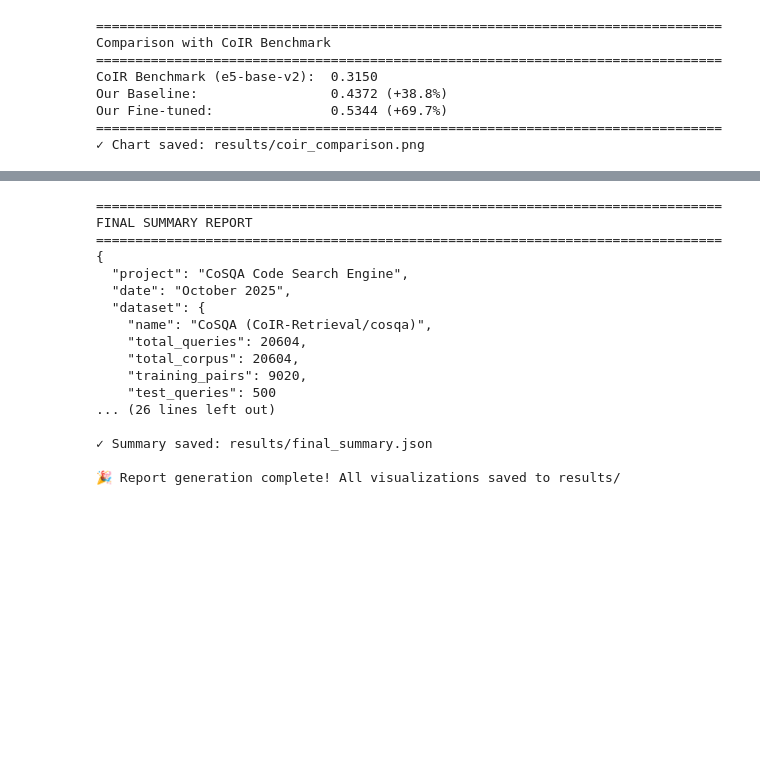
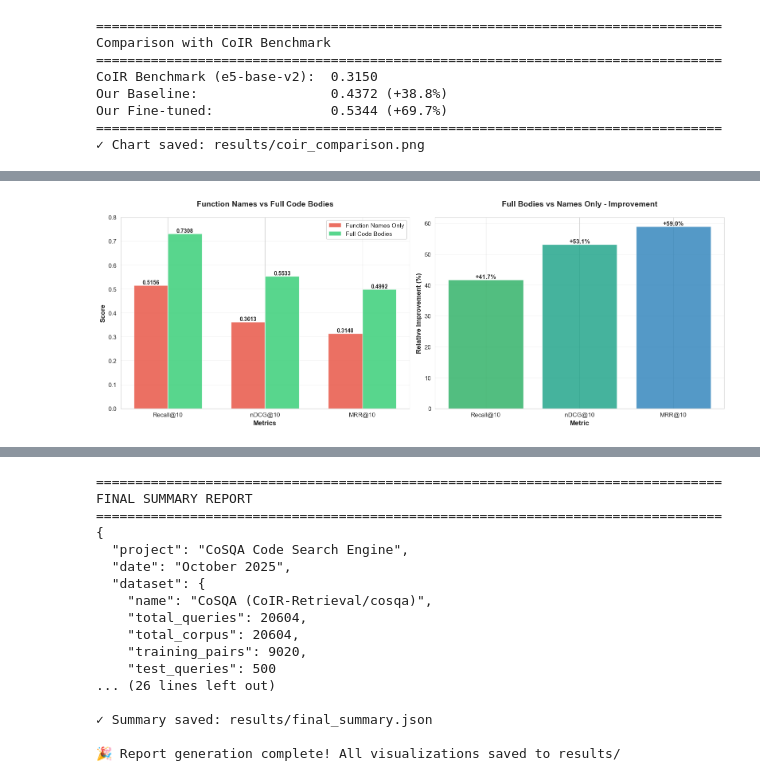
Before and after one commit to 8arry/cosqa-codesearch, a Jupyter notebook: notebooks/final_report.ipynb, the cells around one changed output, grey strips where cells are left out. Saved outputs shown, nothing was run; the diff lists cells and outputs as text; code cells hidden in the pictures; blank space fills up the shorter version.

Commit message:
Update final report: correct training metrics and add bonus experiments

```diff
--- a/notebooks/final_report.ipynb
+++ b/notebooks/final_report.ipynb
@@ -624,0 +644,78 @@ Our Fine-tuned:               0.5344 (+69.7%)
+# %%
+# Load bonus experiment 1 results
+bonus_dir = results_dir / 'bonus'
+with open(bonus_dir / 'experiment_names_vs_bodies.json', 'r') as f:
+    names_vs_bodies = json.load(f)
+
+# Extract metrics
+names_metrics = names_vs_bodies['metrics']['function_names_only']
+bodies_metrics = names_vs_bodies['metrics']['full_code_bodies']
+
+# Compare key metrics
+comparison_metrics = ['recall@10', 'ndcg@10', 'mrr@10']
+names_vals = [names_metrics[m] for m in comparison_metrics]
+bodies_vals = [bodies_metrics[m] for m in comparison_metrics]
+
+# Visualization
+fig, (ax1, ax2) = plt.subplots(1, 2, figsize=(16, 6))
+
+# Chart 1: Bar comparison
+x = np.arange(len(comparison_metrics))
+width = 0.35
+
+bars1 = ax1.bar(x - width/2, names_vals, width, label='Function Names Only', color='#e74c3c', alpha=0.8)
+bars2 = ax1.bar(x + width/2, bodies_vals, width, label='Full Code Bodies', color='#2ecc71', alpha=0.8)
+
+for bars in [bars1, bars2]:
+    for bar in bars:
+        height = bar.get_height()
+        ax1.text(bar.get_x() + bar.get_width()/2., height,
+                f'{height:.4f}',
+                ha='center', va='bottom', fontsize=10, fontweight='bold')
+
+ax1.set_xlabel('Metrics', fontsize=12, fontweight='bold')
+ax1.set_ylabel('Score', fontsize=12, fontweight='bold')
+ax1.set_title('Function Names vs Full Code Bodies', fontsize=14, fontweight='bold', pad=20)
+ax1.set_xticks(x)
+ax1.set_xticklabels(['Recall@10', 'nDCG@10', 'MRR@10'])
+ax1.legend(fontsize=11)
+ax1.set_ylim(0, 0.8)
+ax1.grid(axis='y', alpha=0.3)
+
+# Chart 2: Improvement percentages
+improvements = [(bodies_vals[i] - names_vals[i]) / names_vals[i] * 100 for i in range(len(names_vals))]
+colors_grad = ['#27ae60', '#16a085', '#2980b9']
+bars = ax2.bar(range(len(comparison_metrics)), improvements, color=colors_grad, alpha=0.8)
+
+for i, (bar, val) in enumerate(zip(bars, improvements)):
+    ax2.text(bar.get_x() + bar.get_width()/2., bar.get_height(),
+            f'+{val:.1f}%',
+            ha='center', va='bottom', fontsize=11, fontweight='bold')
+
+ax2.set_xlabel('Metric', fontsize=12, fontweight='bold')
+ax2.set_ylabel('Relative Improvement (%)', fontsize=12, fontweight='bold')
+ax2.set_title('Full Bodies vs Names Only - Improvement', fontsize=14, fontweight='bold', pad=20)
+ax2.set_xticks(range(len(comparison_metrics)))
+ax2.set_xticklabels(['Recall@10', 'nDCG@10', 'MRR@10'])
+ax2.grid(axis='y', alpha=0.3)
+
+plt.tight_layout()
+plt.savefig(results_dir / 'bonus_names_vs_bodies.png', dpi=300, bbox_inches='tight')
+plt.show()
+
+print("✓ Chart saved: results/bonus_names_vs_bodies.png")
+
+# Print detailed comparison
+print("\n" + "="*80)
+print("BONUS EXPERIMENT 1: Function Names vs Full Code Bodies")
+print("="*80)
+print(f"\n{'Metric':<15} {'Names Only':>12} {'Full Bodies':>12} {'Improvement':>15}")
+print("-" * 80)
+for metric in ['recall@1', 'recall@5', 'recall@10', 'ndcg@10', 'mrr@10']:
+    names_val = names_metrics[metric]
+    bodies_val = bodies_metrics[metric]
+    improvement = (bodies_val - names_val) / names_val * 100
+    print(f"{metric:<15} {names_val:>12.4f} {bodies_val:>12.4f} {improvement:>14.1f}%")
+print("="*80)
+# %% [output]
+[figure, added]
```
Also changed, not shown: parts of 11 cells of this notebook, 2 other files.
